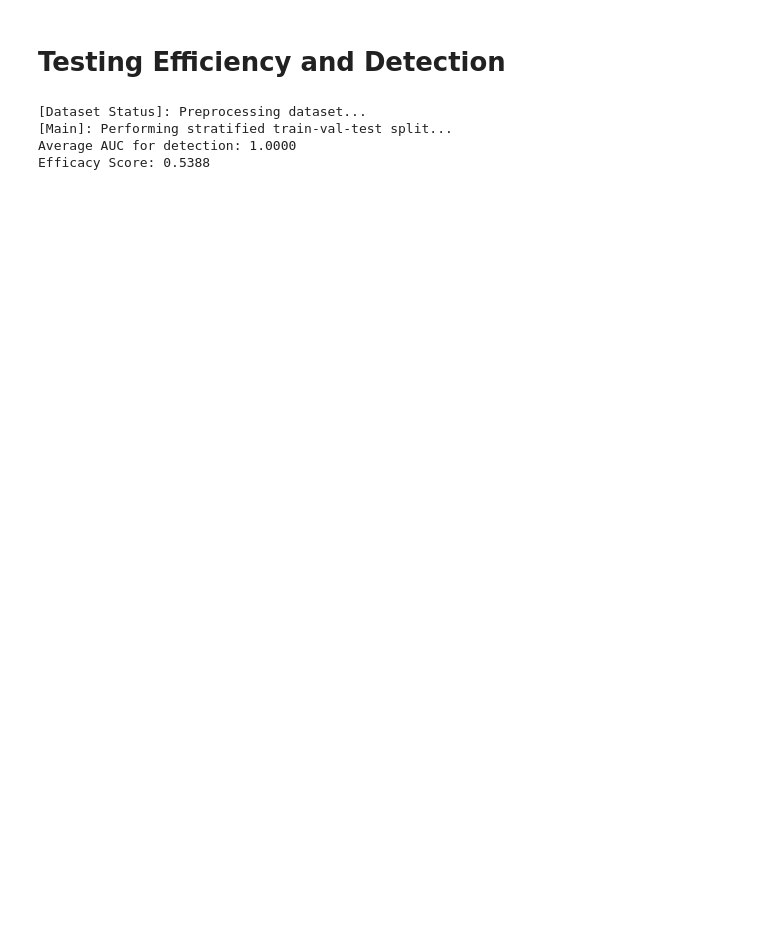
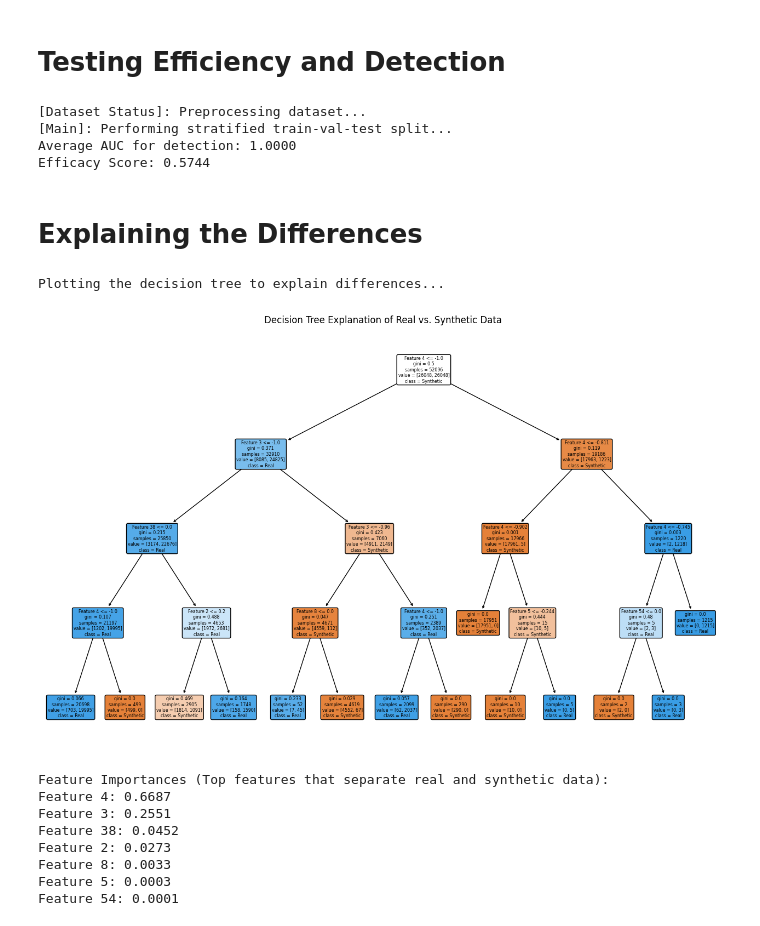
Before and after one commit to shaharoded/Tabular-Data-Generation-Using-cGAN, a Jupyter notebook: Analysis.ipynb, the cells around one changed output. Drawn from its saved outputs; the diff is of its cells as text; code cells hidden in the pictures; blank space fills up the shorter version.

Commit message:
dataset & generate updates

```diff
--- a/Analysis.ipynb
+++ b/Analysis.ipynb
@@ -290,7 +290,7 @@ train_set, val_set, test_set = dataset.stratified_split(
 real_data_features = train_set.features
 real_data_labels = train_set.targets
 
-synthetic_data, synthetic_labels = generate_synthetic_data(gan, LABEL_RATIO, len(real_data_features), NOISE_DIM, DEVICE)
+synthetic_data, synthetic_labels = generate_synthetic_data(cgan, LABEL_RATIO, len(real_data_features), NOISE_DIM, DEVICE)
 # Now call the evaluation functions with the proper splits and synthetic data
 evaluate_detection(real_data_features, synthetic_data)
 evaluate_efficacy(train_set.features, synthetic_data, test_set.features, test_set.targets)
@@ -298,4 +298,6 @@ evaluate_efficacy(train_set.features, synthetic_data, test_set.features, test_se
 [Dataset Status]: Preprocessing dataset...
 [Main]: Performing stratified train-val-test split...
 Average AUC for detection: 1.0000
-Efficacy Score: 0.5388
+Efficacy Score: 0.5744
+# %% [markdown]
+# Explaining the Differences
@@ -301,0 +354,13 @@ Efficacy Score: 0.5388
+# %%
+decision_tree_model = explain_differences_with_tree(real_data_features, synthetic_data, max_depth=4)
+# %% [output]
+Plotting the decision tree to explain differences...
+[figure, added]
+Feature Importances (Top features that separate real and synthetic data):
+Feature 4: 0.6687
+Feature 3: 0.2551
+Feature 38: 0.0452
+Feature 2: 0.0273
+Feature 8: 0.0033
+Feature 5: 0.0003
+Feature 54: 0.0001
```
Also changed, not shown: parts of 4 cells of this notebook, 10 other files.
